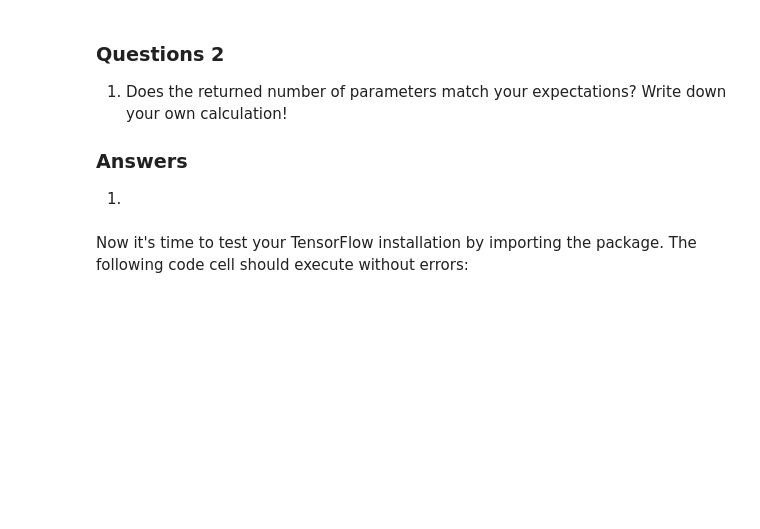
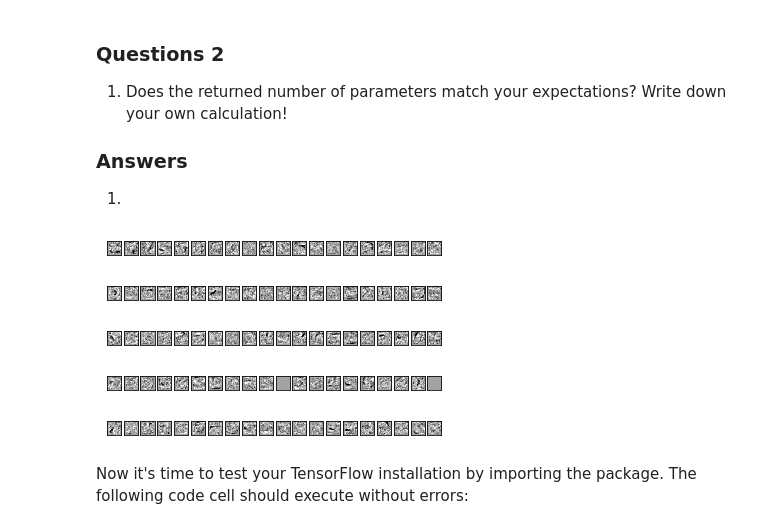
Before and after one commit to samerhmadi/Aufgabe-11, a Jupyter notebook: mlp_MNIST .ipynb, the cells around one changed output. Saved outputs shown, nothing was run; the diff lists cells and outputs as text; code cells hidden in the pictures; blank space fills up the shorter version.

```diff
--- a/mlp_MNIST .ipynb
+++ b/mlp_MNIST .ipynb
@@ -59,11 +98,11 @@ print("Test set score: %f" % )
 # %%
 ## Now construct another MLP classifier as above but with 2 hidden layers of 100 and 50 neurons/units.
 ## In addition it should used mini-batch gradient descent (mBGD) with a mini-batch size of 100
+mlp_2 = MLPClassifier(random_state=42,hidden_layer_sizes = (100,50),batch_size=100)
 ## and train only for 100 epochs.
-## Read the docs carefully to figure out what you need to specify!
-
+mlp_2 = MLPClassifier(random_state=42,hidden_layer_sizes = (100,50),batch_size=100,max_iter=100)
 ## try printing out the sizes of the hidden layers, the number of layers and the number of output neurons/units
-
+print(mlp_2.hidden_layer_sizes)
 ## train the MLP with the train set, time its execution
-
+%time mlp_2 = MLPClassifier(random_state=42,hidden_layer_sizes = (100,50),batch_size=100,max_iter=100).fit(X_train, y_train)
 ## try again printing out the sizes of the hidden layers, the number of layers and the number of output neurons/units
@@ -98,7 +147,19 @@ def n_params(model): # from: https://stackoverflow.com/questions/59078110/way-to
 # %%
 ## Now use the example from: https://scikit-learn.org/stable/auto_examples/neural_networks/plot_mnist_filters.html
 ## to plot ALL weight matrices of the first layer of the MLP trained above
 ## using subplots with 20 columns.
+import matplotlib.pyplot as plt
+fig, axes = plt.subplots(5, 20)
+vmin, vmax = mlp_2.coefs_[0].min(), mlp_2.coefs_[0].max()
+for coef, ax in zip(mlp_2.coefs_[0].T, axes.ravel()):
+    ax.matshow(coef.reshape(28, 28), cmap=plt.cm.gray, vmin=.5 * vmin,
+               vmax=.5 * vmax)
+    ax.set_xticks(())
+    ax.set_yticks(())
+
+plt.show()
+# %% [output]
+[figure, added]
 # %% [markdown]
 Now it's time to test your TensorFlow installation by importing the package. The following code cell should execute without errors:
 # %%
```
Also changed, not shown: parts of 11 cells of this notebook.
